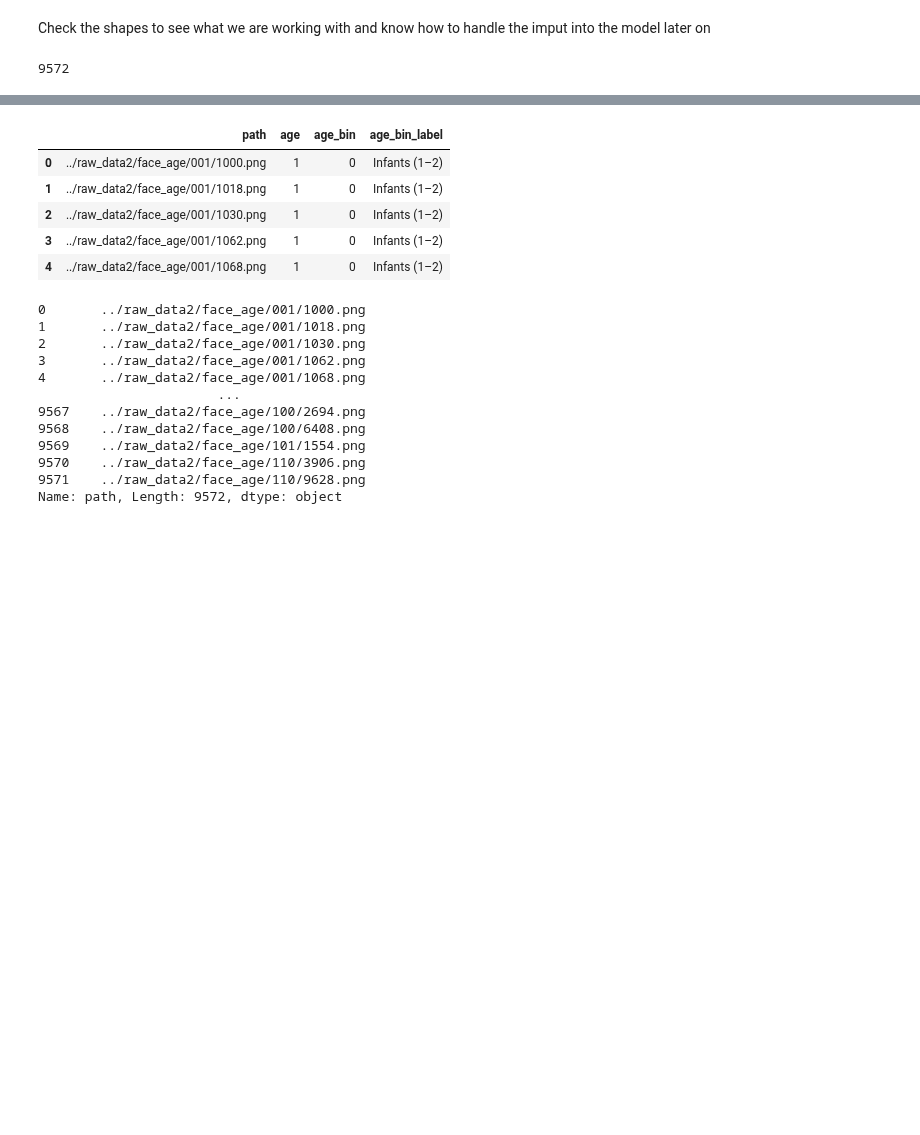
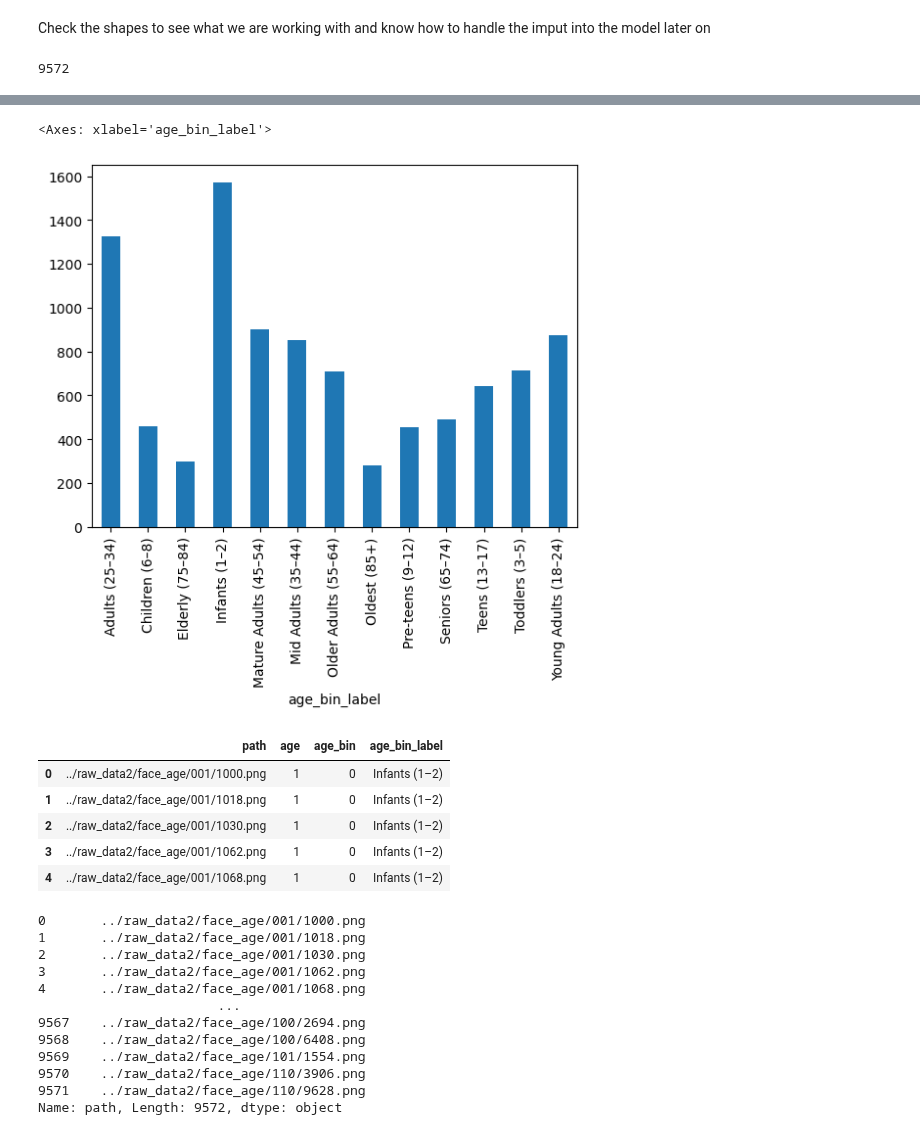
Before and after one commit to MocanuPaulC/DL-assignment, a Jupyter notebook: part_1/data_processing.ipynb, the cells around one changed output, grey strips where cells are left out. Saved outputs shown, nothing was run; the diff lists cells and outputs as text; code cells hidden in the pictures; blank space fills up the shorter version.

```diff
--- a/part_1/data_processing.ipynb
+++ b/part_1/data_processing.ipynb
@@ -62,3 +76,8 @@ image_paths_csv=bin_ages(image_paths_csv)
+# %%
+image_paths_csv.age_bin_label.value_counts().sort_index().plot(kind='bar')
+# %% [output]
+<Axes: xlabel='age_bin_label'>
+[figure, added]
 # %%
 image_paths_csv.head()
 # %% [output]
```
Also changed, not shown: parts of 7 cells of this notebook, 3 other files.
